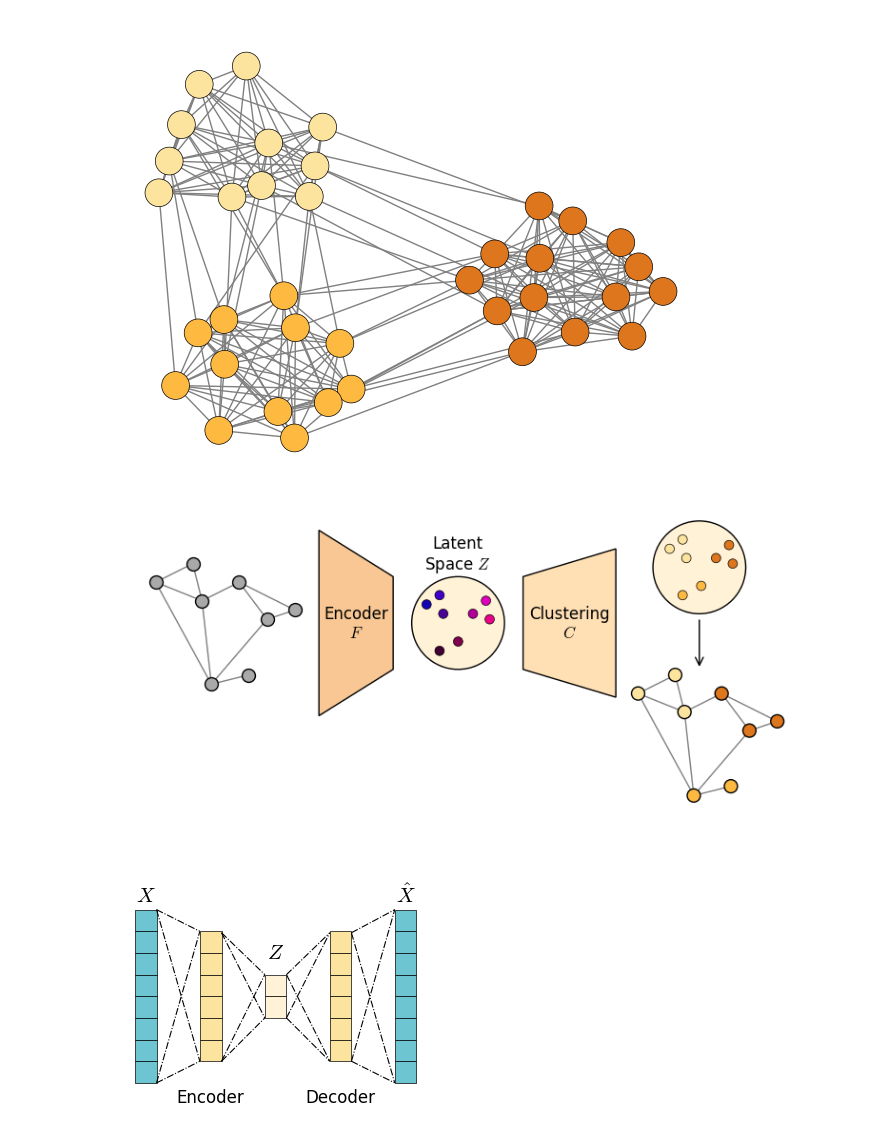
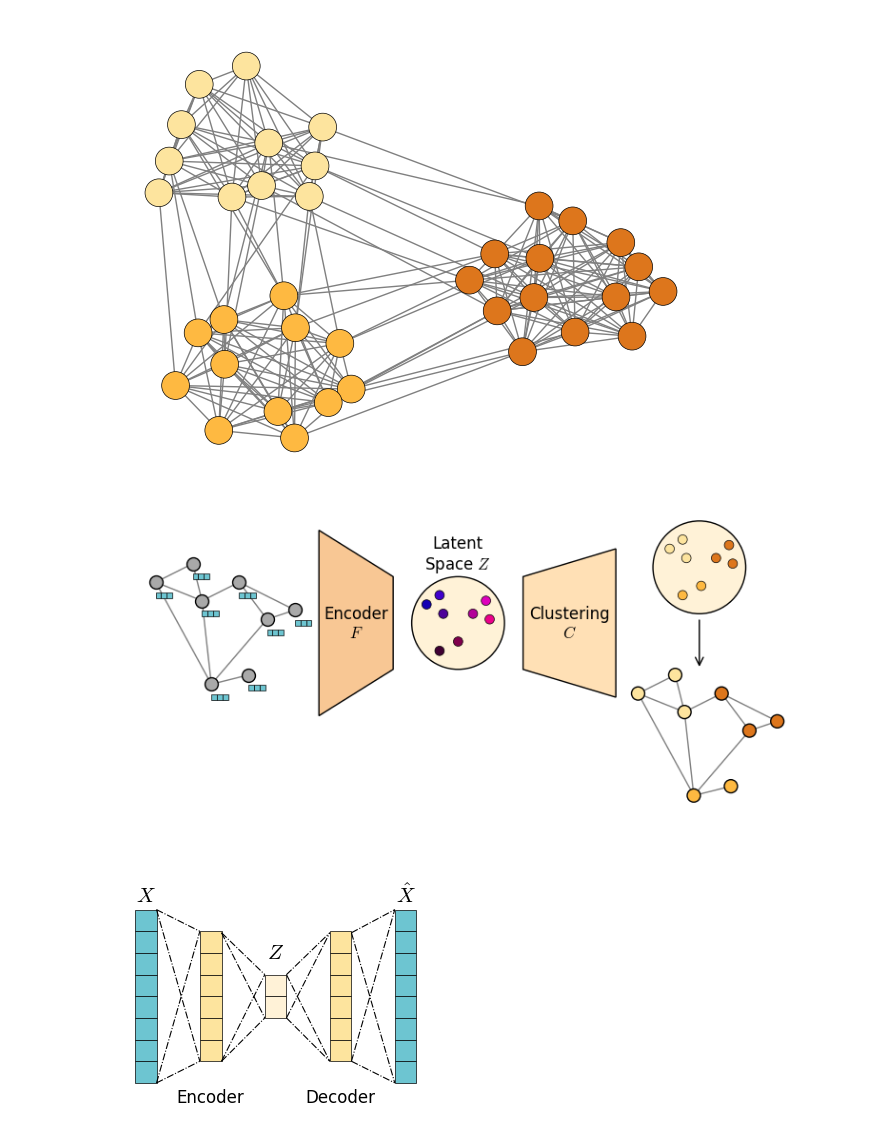
Before and after one commit to timothewt/AdvancedGraphClustering, a Jupyter notebook: notebooks/tw-figures.ipynb, the cells around one changed output. Drawn from its saved outputs; the diff is of its cells as text; code cells hidden in the pictures.

```diff
--- a/notebooks/tw-figures.ipynb
+++ b/notebooks/tw-figures.ipynb
@@ -79,34 +83,39 @@ latent_color = [
 ]
 encoded_nodes = nx.draw_networkx_nodes(g, latent_pos, node_color=latent_color, node_size=50)
 encoded_nodes.set_edgecolor('black')
 encoded_nodes.set_linewidth(.5)
 plt.text(1.75, .87, "Latent\nSpace $Z$", fontsize=12, ha='center', va='center', math_fontfamily="cm")
 ax.add_patch(latent_space)
 
 clustering = patches.Polygon([[2.1, .75], [2.1, .25], [2.6, .1], [2.6, .9]], closed=True, edgecolor='black', facecolor='#FFE0B5', linewidth=1)
 plt.text(2.35, .5, "Clustering\n$C$", fontsize=12, ha='center', va='center', math_fontfamily="cm")
 ax.add_patch(clustering)
 
 clustered_latent = patches.Circle((3.05, .8), .25, edgecolor='black', facecolor='#FFF2D7', linewidth=1)
 ax.add_patch(clustered_latent)
 latent_pos = {k: (v[0] + 1.31, v[1] + .3) for k, v in latent_pos.items()}
 encoded_nodes = nx.draw_networkx_nodes(g, latent_pos, node_color=colors_by_clusters, node_size=50)
 encoded_nodes.set_edgecolor('black')
 encoded_nodes.set_linewidth(.5)
 
 arrow = patches.FancyArrowPatch((3.05, .53), (3.05, .25), arrowstyle='->', mutation_scale=15, color='black')
 ax.add_patch(arrow)
 
+# node features
+for i in range(8):
+    for j in range(3):
+        ax.add_patch(patches.Rectangle((pos[i][0] - .0 + .03 * j, pos[i][1] - .085), .03, .03, edgecolor='black', facecolor="#6DC5D1", linewidth=.5))
+
 pos = {k: (v[0] + 2.6, v[1] - .6) for k, v in pos.items()}
 nodes = nx.draw_networkx_nodes(g, pos, node_color=colors_by_clusters, node_size=100)
 nodes.set_edgecolor('black')
 nx.draw_networkx_edges(g, pos, edge_color='gray')
 
 plt.tight_layout()
 plt.axis("off")
 plt.savefig("figures/deep_framework.png", transparent=True, dpi=300)
 # %% [output]
-[figure, old version]
+[figure, new version]
 # %%
 # AUTOENCODERS
 
```
Also changed, not shown: parts of 4 cells of this notebook, 20 other files.
